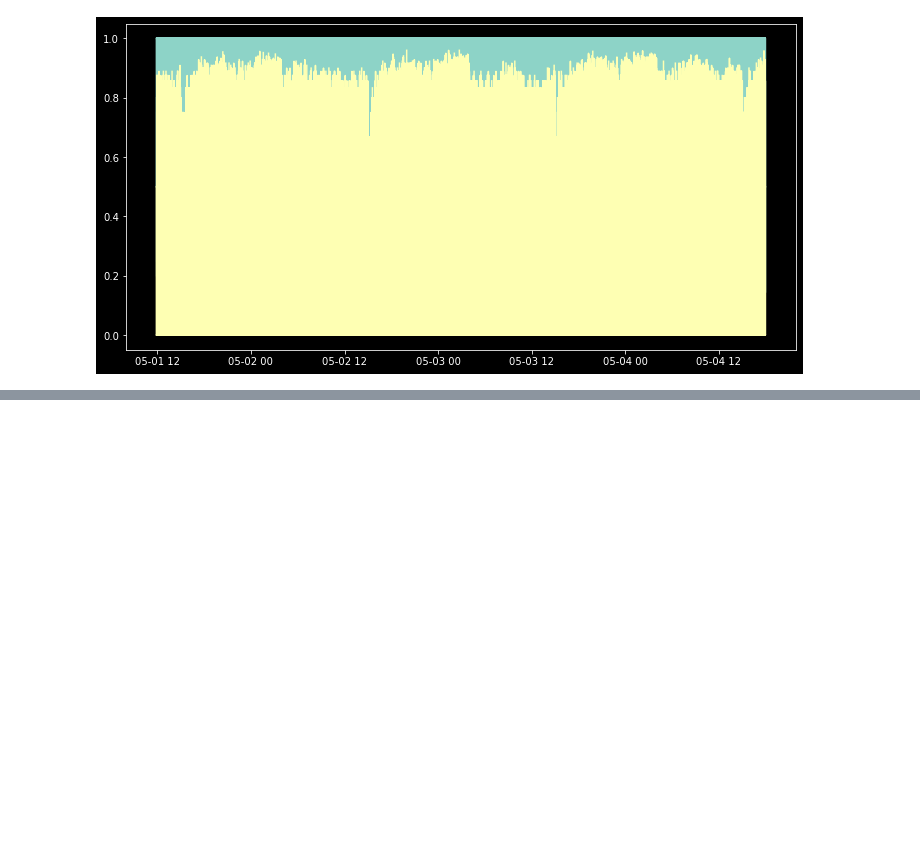
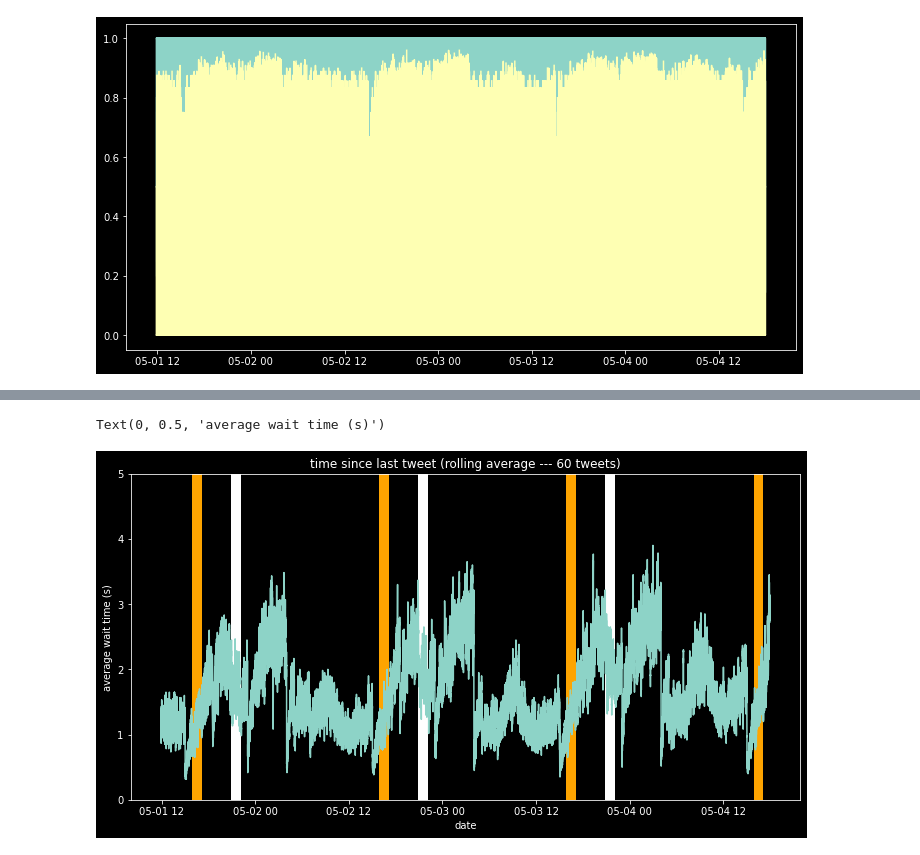
Before and after one commit to dtersegno/capstone, a Jupyter notebook: data_acquisition/4_EDA.ipynb, the cells around one changed output, grey strips where cells are left out. Drawn from its saved outputs; the diff is of its cells as text; code cells hidden in the pictures; blank space fills up the shorter version.

```diff
--- a/data_acquisition/4_EDA.ipynb
+++ b/data_acquisition/4_EDA.ipynb
@@ -398,0 +404,17 @@ Name: geo, Length: 1293, dtype: int64
+# %%
+#do the same with rolling averages.
+plt.figure(figsize = (12,6))
+#make a line at UTC = 9pm, which is 6pm EDT.
+for fivepeeem in tudf[tudf['created_at'].apply(lambda x: x.hour == 21)]['created_at']:
+    plt.axvline(fivepeeem)
+#make a line at UTC = 4pm, which is noon EDT.
+for lunchtime in tudf[tudf['created_at'].apply(lambda x: x.hour == 16)]['created_at']:
+    plt.axvline(lunchtime, color = 'orange')
+plt.plot(tudf['created_at'],)
+plt.ylim(0,5)
+plt.title("time since last tweet (rolling average --- 60 tweets)")
+plt.xlabel("date")
+plt.ylabel("average wait time (s)")
+# %% [output]
+Text(0, 0.5, 'average wait time (s)')
+[figure, added]
```
Also changed, not shown: parts of 44 cells of this notebook.
